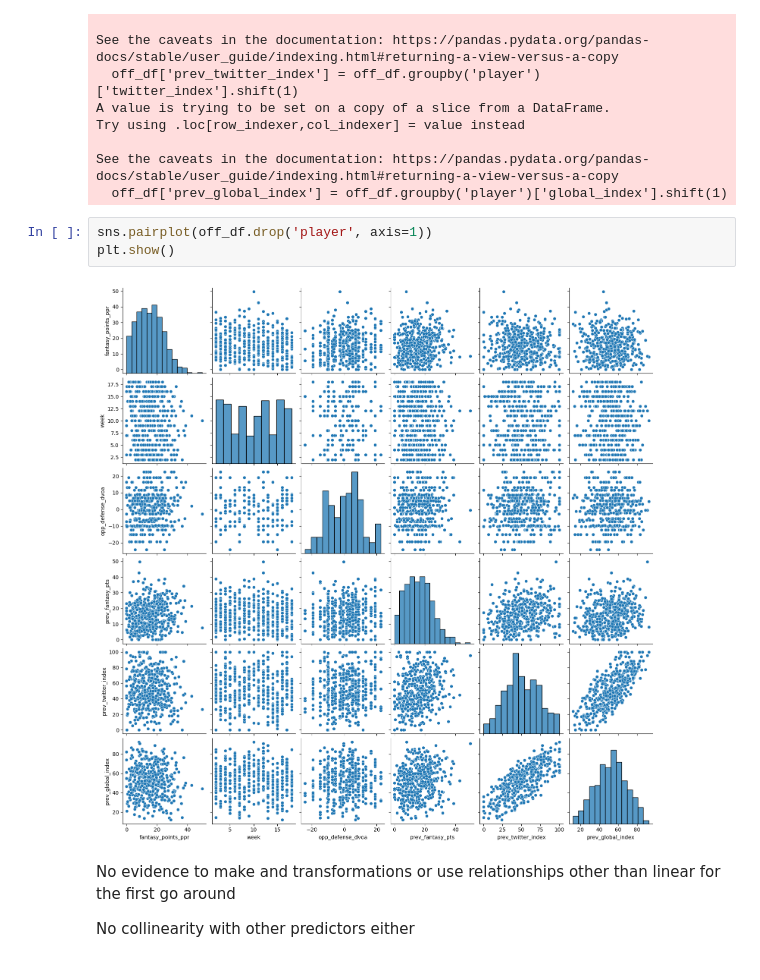
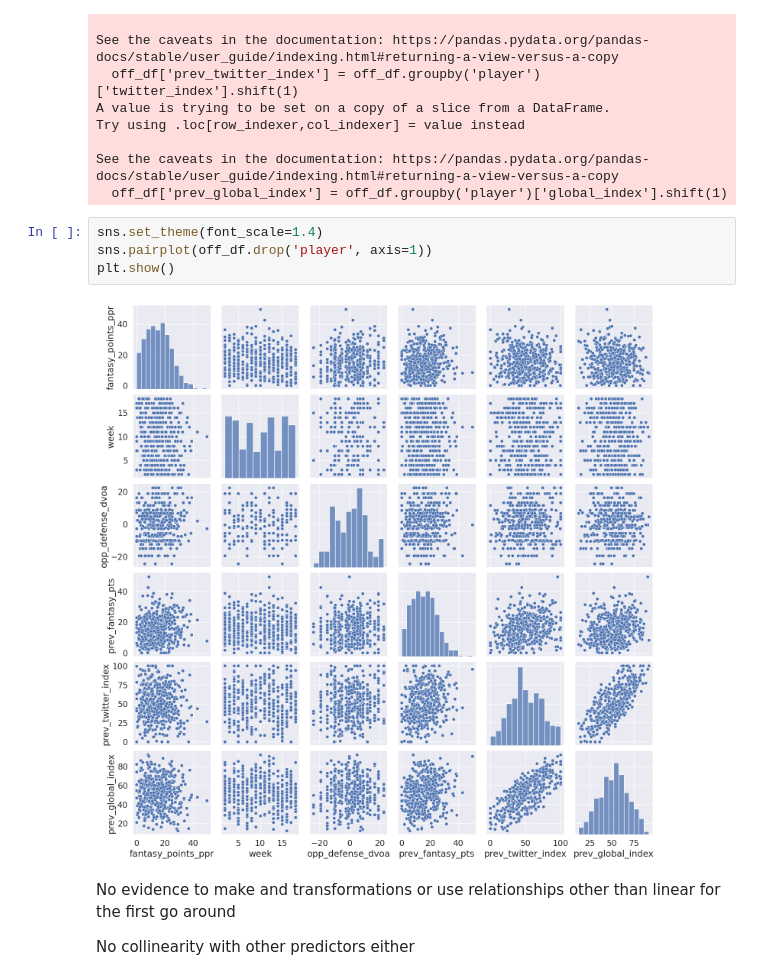
Before and after one commit to ryanjamesyu2/sentiment-performance-connection, a Jupyter notebook: deep_dives/analysis/fantasy_ppr_regression.ipynb, the cells around one changed output. Drawn from its saved outputs; the diff is of its cells as text.

```diff
--- a/deep_dives/analysis/fantasy_ppr_regression.ipynb
+++ b/deep_dives/analysis/fantasy_ppr_regression.ipynb
@@ -73,10 +73,11 @@ Try using .loc[row_indexer,col_indexer] = value instead
 See the caveats in the documentation: https://pandas.pydata.org/pandas-docs/stable/user_guide/indexing.html#returning-a-view-versus-a-copy
   off_df['prev_global_index'] = off_df.groupby('player')['global_index'].shift(1)
 # %%
+sns.set_theme(font_scale=1.4)
 sns.pairplot(off_df.drop('player', axis=1))
 plt.show()
 # %% [output]
-[figure, old version]
+[figure, new version]
 # %% [markdown]
 No evidence to make and transformations or use relationships other than linear for the first go around
 
```
Also changed, not shown: 6 other files.
